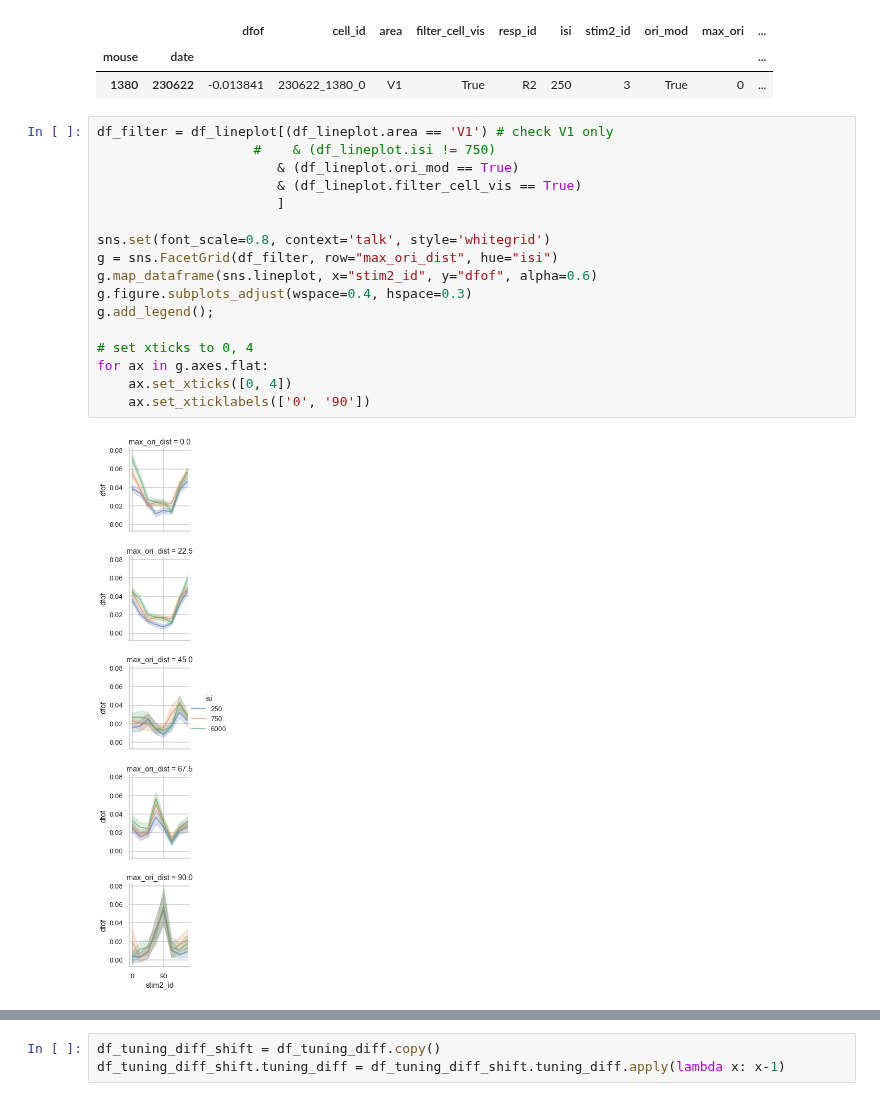
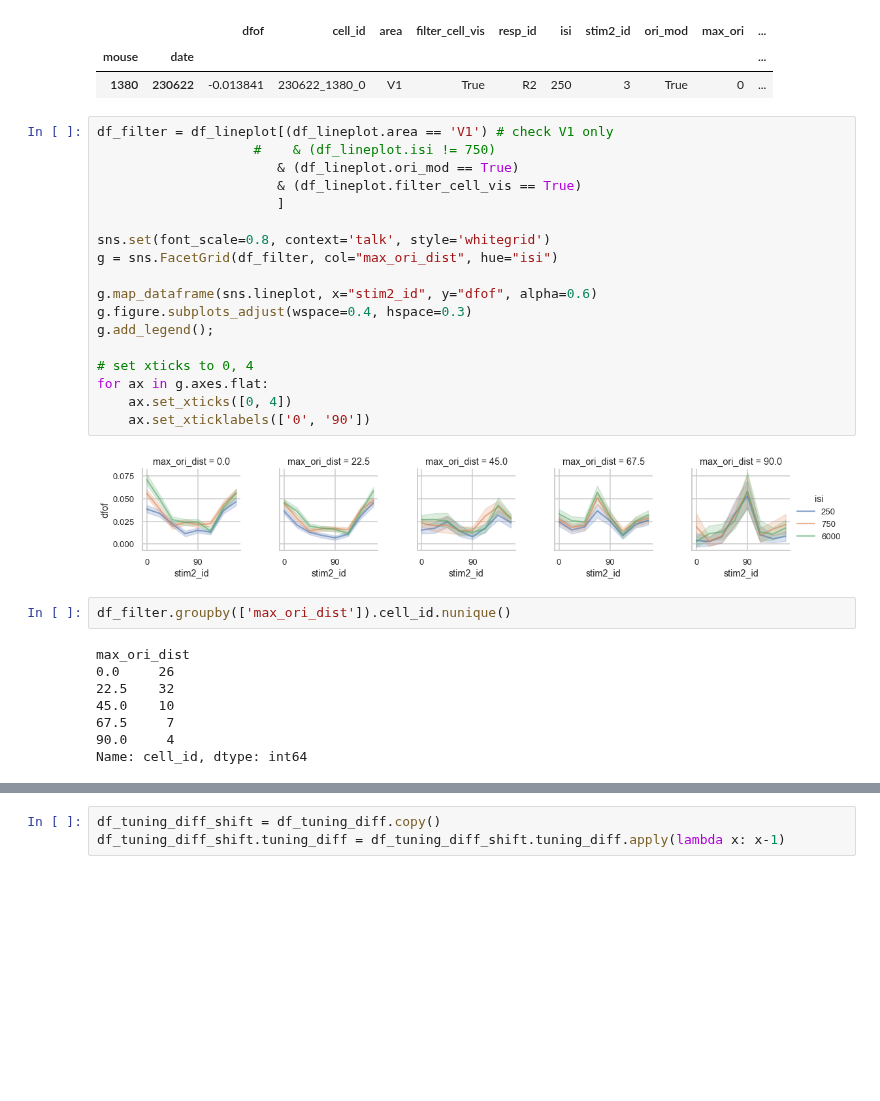
Before and after one commit to lanluo9/inter, a Jupyter notebook: scripts/ipynb/tuning_bias_multisess.ipynb, the cells around one changed output, grey strips where cells are left out. Cells and saved outputs as stored; diff of their text form; blank space fills up the shorter version.

```diff
--- a/scripts/ipynb/tuning_bias_multisess.ipynb
+++ b/scripts/ipynb/tuning_bias_multisess.ipynb
@@ -601,22 +601,33 @@ df_lineplot.groupby(['mouse', 'date']).first()
 # %%
 df_filter = df_lineplot[(df_lineplot.area == 'V1') # check V1 only
                     #    & (df_lineplot.isi != 750)
                        & (df_lineplot.ori_mod == True)
                        & (df_lineplot.filter_cell_vis == True)
                        ]
 
 sns.set(font_scale=0.8, context='talk', style='whitegrid')
-g = sns.FacetGrid(df_filter, row="max_ori_dist", hue="isi")
+g = sns.FacetGrid(df_filter, col="max_ori_dist", hue="isi")
+
 g.map_dataframe(sns.lineplot, x="stim2_id", y="dfof", alpha=0.6)
 g.figure.subplots_adjust(wspace=0.4, hspace=0.3)
 g.add_legend();
 
 # set xticks to 0, 4
 for ax in g.axes.flat:
     ax.set_xticks([0, 4])
     ax.set_xticklabels(['0', '90'])
 # %% [output]
-[figure, old version]
+[figure, new version]
+# %%
+df_filter.groupby(['max_ori_dist']).cell_id.nunique()
+# %% [output]
+max_ori_dist
+0.0     26
+22.5    32
+45.0    10
+67.5     7
+90.0     4
+Name: cell_id, dtype: int64
 # %%
 df_filter = df_lineplot[(df_lineplot.area == 'V1') # check V1 only
                        & (df_lineplot.ori_mod == True)
```
Also changed, not shown: parts of 12 cells of this notebook, 3 other files.
